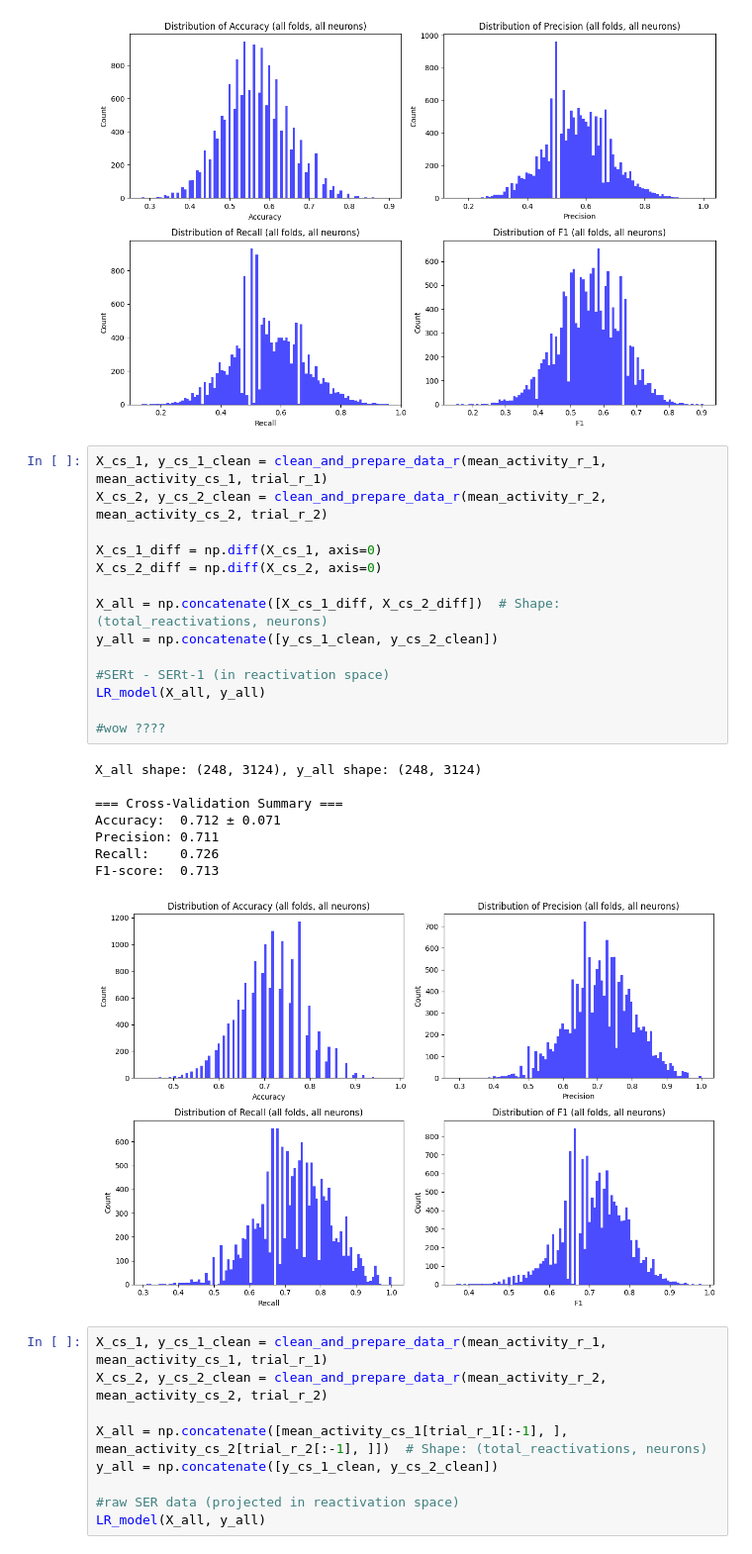
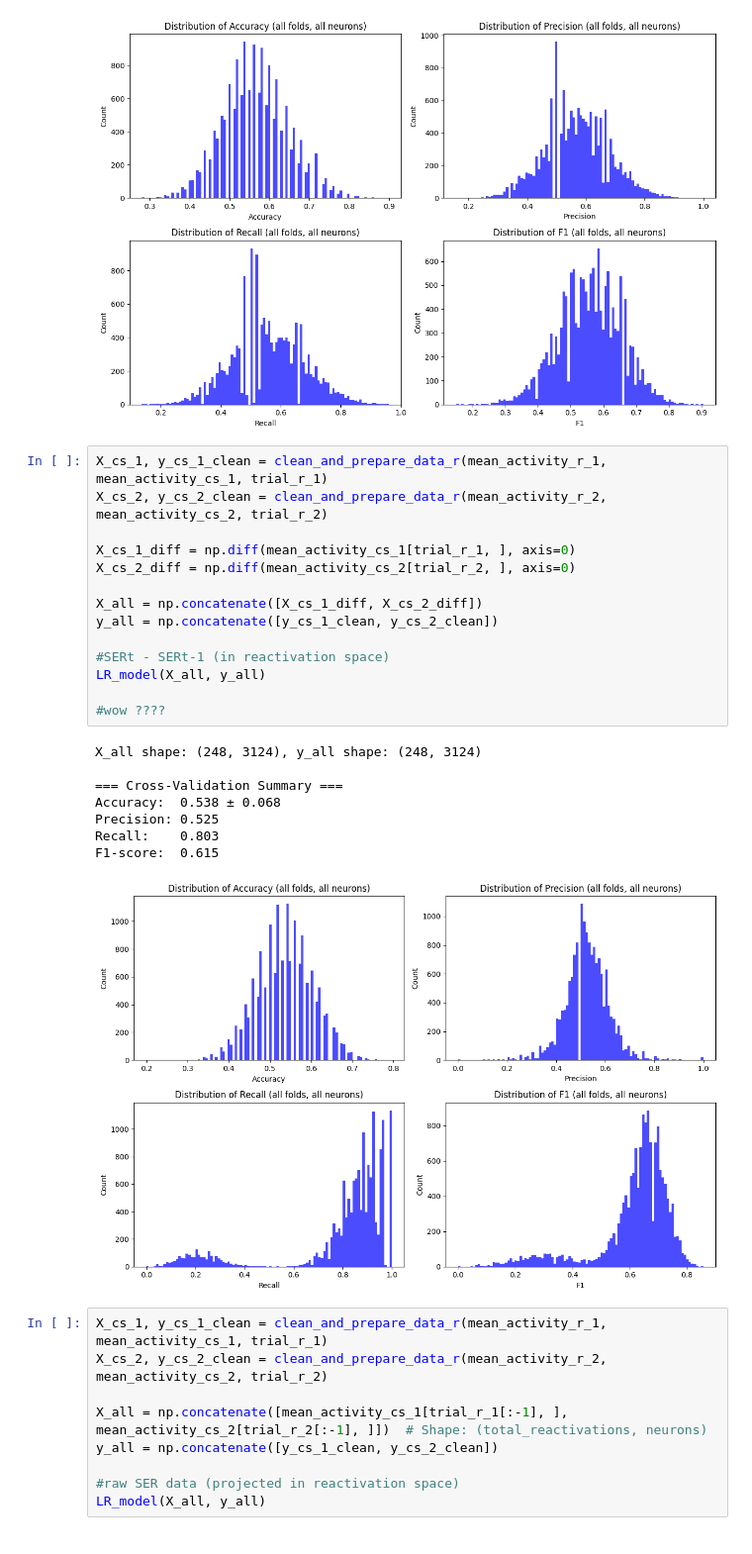
Before and after one commit to LheaLhea/representation_drift, a Jupyter notebook: All_predicts.ipynb, the cells around one changed output. Shown at 99% size. Drawn from its saved outputs; the diff is of its cells as text.

```diff
--- a/All_predicts.ipynb
+++ b/All_predicts.ipynb
@@ -1236,26 +1253,26 @@ F1-score:  0.557
 # %%
 X_cs_1, y_cs_1_clean = clean_and_prepare_data_r(mean_activity_r_1, mean_activity_cs_1, trial_r_1)
 X_cs_2, y_cs_2_clean = clean_and_prepare_data_r(mean_activity_r_2, mean_activity_cs_2, trial_r_2)
 
-X_cs_1_diff = np.diff(X_cs_1, axis=0)
-X_cs_2_diff = np.diff(X_cs_2, axis=0)
+X_cs_1_diff = np.diff(mean_activity_cs_1[trial_r_1, ], axis=0)
+X_cs_2_diff = np.diff(mean_activity_cs_2[trial_r_2, ], axis=0)
 
-X_all = np.concatenate([X_cs_1_diff, X_cs_2_diff])  # Shape: (total_reactivations, neurons)
+X_all = np.concatenate([X_cs_1_diff, X_cs_2_diff])
 y_all = np.concatenate([y_cs_1_clean, y_cs_2_clean])
 
 #SERt - SERt-1 (in reactivation space)
 LR_model(X_all, y_all)
 
 #wow ????
 # %% [output]
 X_all shape: (248, 3124), y_all shape: (248, 3124)
 
 === Cross-Validation Summary ===
-Accuracy:  0.712 ± 0.071
-Precision: 0.711
-Recall:    0.726
-F1-score:  0.713
+Accuracy:  0.538 ± 0.068
+Precision: 0.525
+Recall:    0.803
+F1-score:  0.615
-[figure, old version]
+[figure, new version]
 # %%
 X_cs_1, y_cs_1_clean = clean_and_prepare_data_r(mean_activity_r_1, mean_activity_cs_1, trial_r_1)
 X_cs_2, y_cs_2_clean = clean_and_prepare_data_r(mean_activity_r_2, mean_activity_cs_2, trial_r_2)
```
Also changed, not shown: parts of 5 cells of this notebook.
